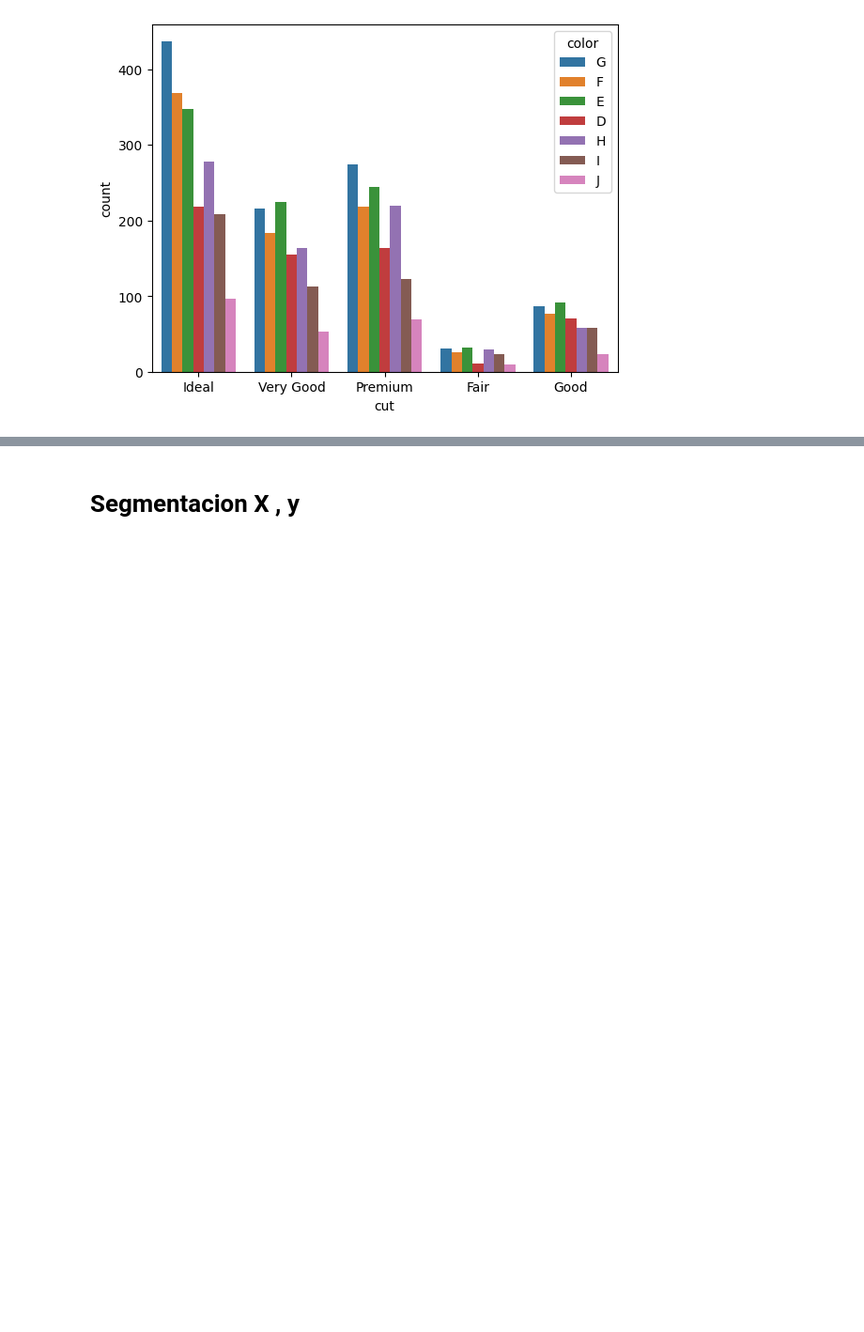
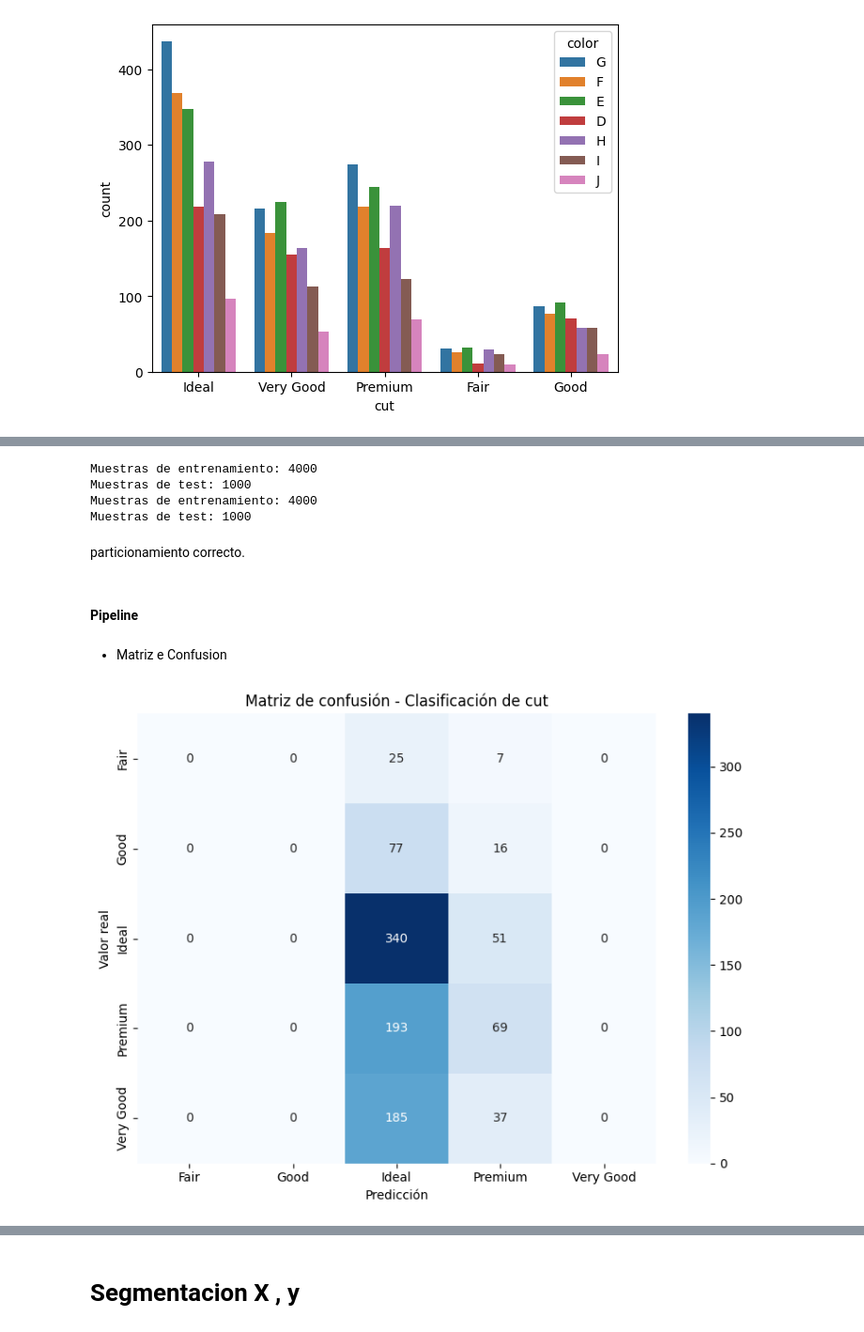
Before and after one commit to MarcoCasSir/LaboratorioDataScience, a Jupyter notebook: act4/diamonds_marco_casati.ipynb, the cells around one changed output, grey strips where cells are left out. Shown at 94% size. Drawn from its saved outputs; the diff is of its cells as text; code cells hidden in the pictures; blank space fills up the shorter version.

Commit message:
primerr entrenamiento con una feature numerica

```diff
--- a/act4/diamonds_marco_casati.ipynb
+++ b/act4/diamonds_marco_casati.ipynb
@@ -608,0 +795,56 @@ plt.show()
+# %%
+# Preparamos la feature
+X=df_reduced[['carat']]
+y=df_reduced['cut']
+
+
+# Particiononamos los datos para Entrenamiento y test (80-20)
+X_train , X_test, y_train, y_test = train_test_split(
+    X, y, test_size=0.2 , random_state=42, stratify=y)
+
+# Mostramos el reparto X
+print(f"Muestras de entrenamiento: {len(X_train)}")
+print(f"Muestras de test: {len(X_test)}")
+
+# Mostramos el reparto y
+
+print(f"Muestras de entrenamiento: {len(y_train)}")
+print(f"Muestras de test: {len(y_test)}")
+# %% [output]
+Muestras de entrenamiento: 4000
+Muestras de test: 1000
+Muestras de entrenamiento: 4000
+Muestras de test: 1000
+# %% [markdown]
+particionamiento correcto.
+# %% [markdown]
+#### Pipeline
+# %%
+pipeline= make_pipeline(
+    SimpleImputer(strategy='median'),
+    RobustScaler(),
+    LogisticRegression()
+)
+
+pipeline.fit(X_train, y_train)
+y_pred=pipeline.predict(X_test)
+# %% [markdown]
+- Matriz e Confusion
+# %%
+# Matriz de confusión
+cm = confusion_matrix(y_test, y_pred)
+
+labels = sorted(y.unique())
+
+plt.figure(figsize=(8, 6))
+sns.heatmap(cm, annot=True, fmt='d', cmap='Blues',
+            xticklabels=labels,
+            yticklabels=labels)
+
+plt.xlabel('Predicción')
+plt.ylabel('Valor real')
+plt.title('Matriz de confusión - Clasificación de cut')
+plt.tight_layout()
+plt.show()
+# %% [output]
+[figure, added]
```
Also changed, not shown: parts of 48 cells of this notebook.
